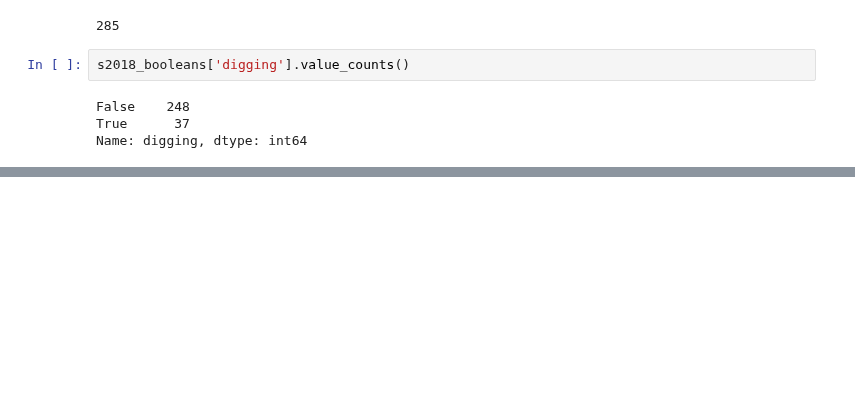
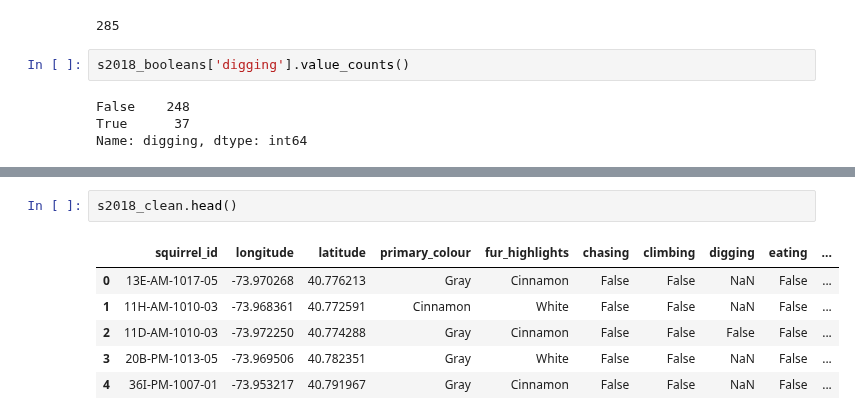
Before and after one commit to alyssahondrade/we-the-new-york-city-squirrels, a Jupyter notebook: squirrel_cleaning.ipynb, the cells around one changed output, grey strips where cells are left out. Saved outputs shown, nothing was run; the diff lists cells and outputs as text; blank space fills up the shorter version.

```diff
--- a/squirrel_cleaning.ipynb
+++ b/squirrel_cleaning.ipynb
@@ -953,0 +1084,9 @@ Name: digging, dtype: int64
+# %%
+s2018_clean.head()
+# %% [output]
+|  | squirrel_id | longitude | latitude | primary_colour | fur_highlights | chasing | climbing | digging | eating | ... |
+| 0 | 13E-AM-1017-05 | -73.970268 | 40.776213 | Gray | Cinnamon | False | False | NaN | False | ... |
+| 1 | 11H-AM-1010-03 | -73.968361 | 40.772591 | Cinnamon | White | False | False | NaN | False | ... |
+| 2 | 11D-AM-1010-03 | -73.972250 | 40.774288 | Gray | Cinnamon | False | False | False | False | ... |
+| 3 | 20B-PM-1013-05 | -73.969506 | 40.782351 | Gray | White | False | False | NaN | False | ... |
+| 4 | 36I-PM-1007-01 | -73.953217 | 40.791967 | Gray | Cinnamon | False | False | NaN | False | ... |
```
Also changed, not shown: parts of 27 cells of this notebook.
